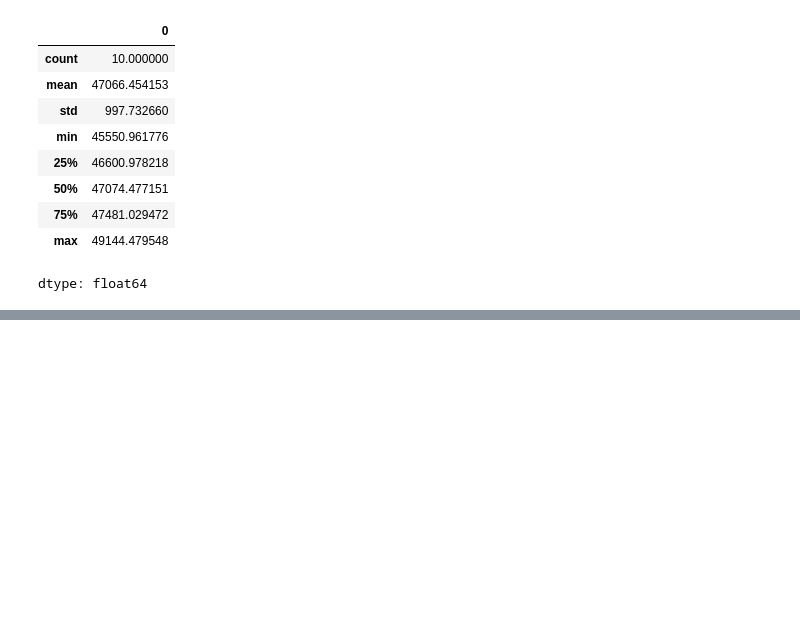
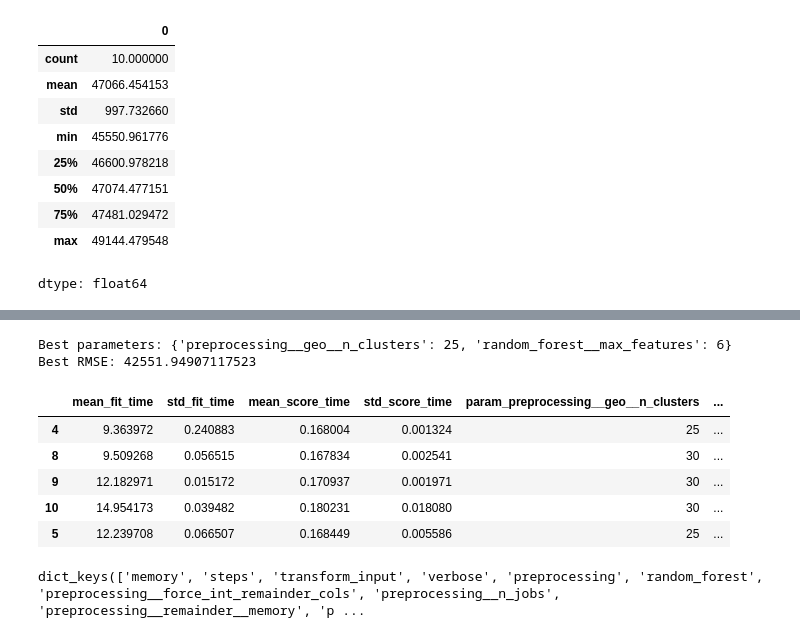
Before and after one commit to setyawanandrew74-pixel/MLops_Project_1, a Jupyter notebook: notebooks/data preparation final revisi.ipynb, the cells around one changed output, grey strips where cells are left out. Saved outputs shown, nothing was run; the diff lists cells and outputs as text; code cells hidden in the pictures; blank space fills up the shorter version.

```diff
--- a/notebooks/data preparation final revisi.ipynb
+++ b/notebooks/data preparation final revisi.ipynb
@@ -260,3 +260,23 @@ pd.Series(forest_rmses).describe()
 | 75% | 47481.029472 |
 | max | 49144.479548 |
 dtype: float64
+# %%
+#membuat gridsearch untuk hyperparameter tuning random forest regressor
+from sklearn.model_selection import GridSearchCV
+from sklearn.pipeline import Pipeline
+
+full_pipeline = Pipeline([
+    ("preprocessing", preprocessing),
+    ("random_forest", RandomForestRegressor(random_state=42))
+])
+
+param_grid = [
+    {"preprocessing__geo__n_clusters": [20,25,30],
+     "random_forest__max_features": [6,8,10,12]
+     },
+
+]
+grid_search = GridSearchCV(full_pipeline, param_grid, cv=3,
+                           scoring="neg_root_mean_squared_error",
+                           refit=True)
+grid_search.fit(housing_train_x, housing_labels_train_y)
@@ -262,0 +304,22 @@ dtype: float64
+# %%
+print(f"Best parameters: {grid_search.best_params_}")
+print(f"Best RMSE: {-grid_search.best_score_}")
+# %% [output]
+Best parameters: {'preprocessing__geo__n_clusters': 25, 'random_forest__max_features': 6}
+Best RMSE: 42551.94907117523
+# %%
+#hasil result dari grid search
+cv_rest=pd.DataFrame(grid_search.cv_results_)
+cv_rest.sort_values(by="mean_test_score", ascending=False, inplace=True)
+cv_rest.head()
+# %% [output]
+|  | mean_fit_time | std_fit_time | mean_score_time | std_score_time | param_preprocessing__geo__n_clusters | ... |
+| 4 | 9.363972 | 0.240883 | 0.168004 | 0.001324 | 25 | ... |
+| 8 | 9.509268 | 0.056515 | 0.167834 | 0.002541 | 30 | ... |
+| 9 | 12.182971 | 0.015172 | 0.170937 | 0.001971 | 30 | ... |
+| 10 | 14.954173 | 0.039482 | 0.180231 | 0.018080 | 30 | ... |
+| 5 | 12.239708 | 0.066507 | 0.168449 | 0.005586 | 25 | ... |
+# %%
+full_pipeline.get_params().keys()
+# %% [output]
+dict_keys(['memory', 'steps', 'transform_input', 'verbose', 'preprocessing', 'random_forest', 'preprocessing__force_int_remainder_cols', 'preprocessing__n_jobs', 'preprocessing__remainder__memory', 'p ...
```
Also changed, not shown: parts of 1 cell of this notebook.
